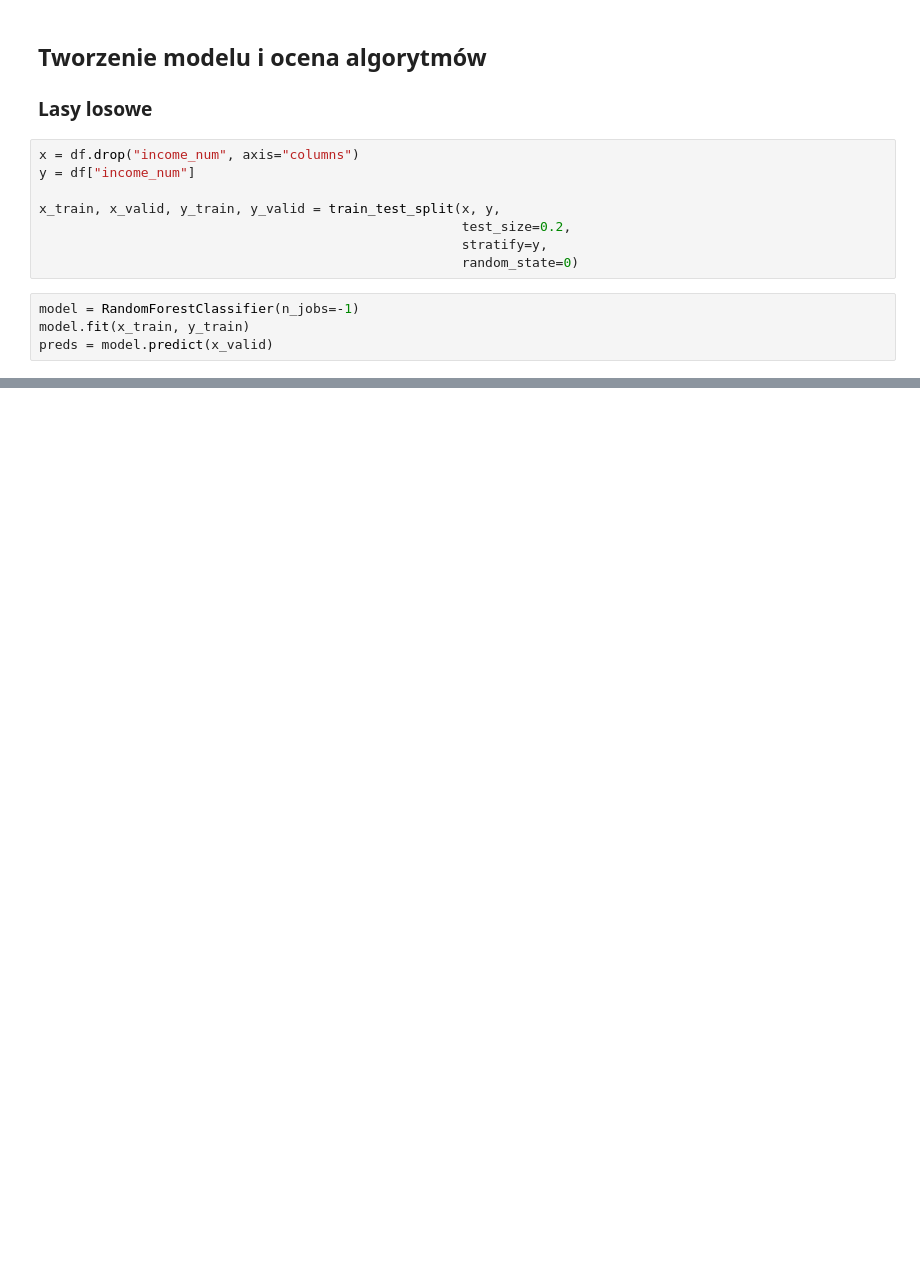
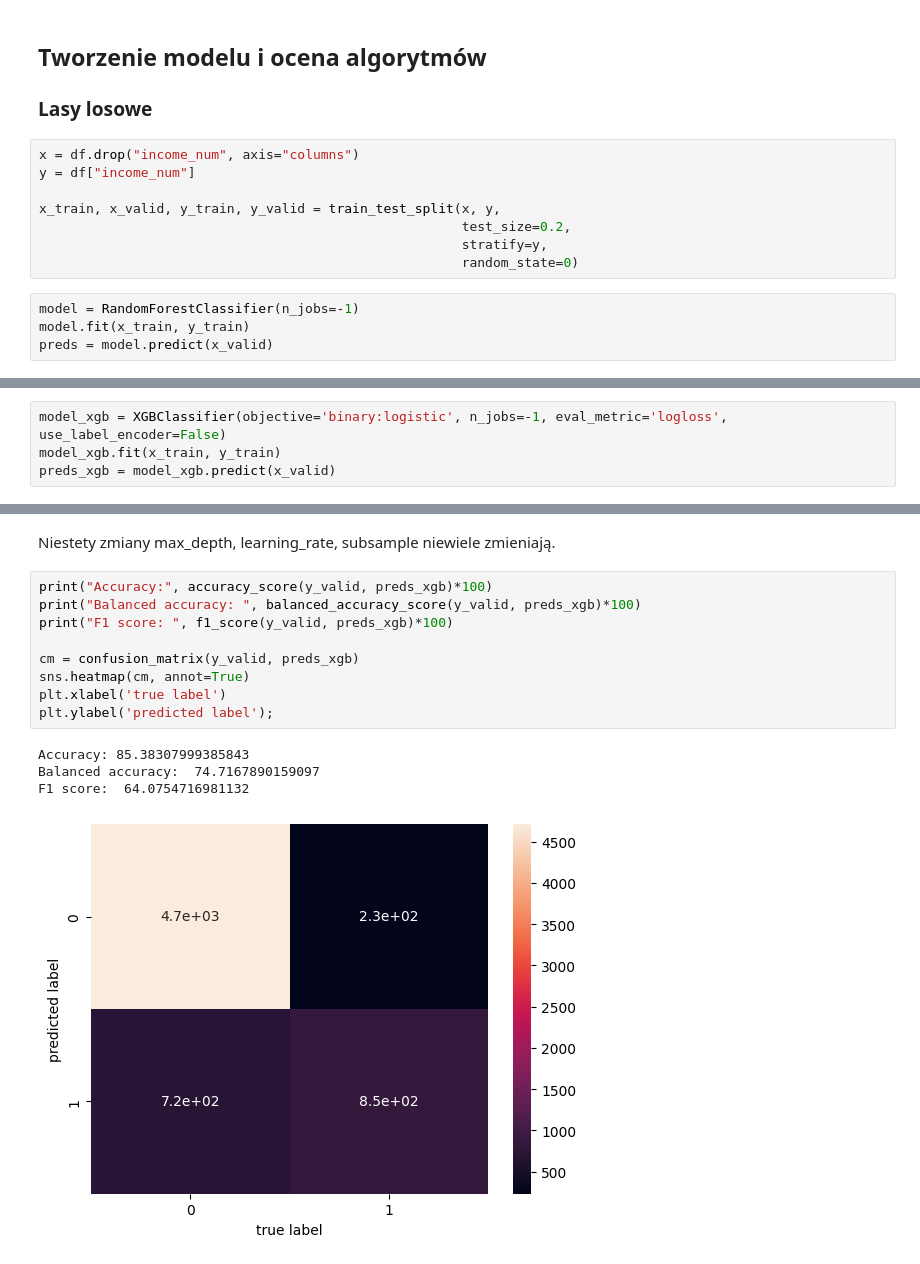
Before and after one commit to tirey93/studia, a Jupyter notebook: analiza/project/adult_dataset.ipynb, the cells around one changed output, grey strips where cells are left out. Cells and saved outputs as stored; diff of their text form; blank space fills up the shorter version.

```diff
--- a/analiza/project/adult_dataset.ipynb
+++ b/analiza/project/adult_dataset.ipynb
@@ -268,0 +340,4 @@ F1 score:  59.18819188191882
+# %%
+model_xgb = XGBClassifier(objective='binary:logistic', n_jobs=-1, eval_metric='logloss', use_label_encoder=False)
+model_xgb.fit(x_train, y_train)
+preds_xgb = model_xgb.predict(x_valid)
@@ -268,0 +375,16 @@ F1 score:  59.18819188191882
+# %% [markdown]
+Niestety zmiany max_depth, learning_rate, subsample niewiele zmieniają.
+# %%
+print("Accuracy:", accuracy_score(y_valid, preds_xgb)*100)
+print("Balanced accuracy: ", balanced_accuracy_score(y_valid, preds_xgb)*100)
+print("F1 score: ", f1_score(y_valid, preds_xgb)*100)
+
+cm = confusion_matrix(y_valid, preds_xgb)
+sns.heatmap(cm, annot=True)
+plt.xlabel('true label')
+plt.ylabel('predicted label');
+# %% [output]
+Accuracy: 85.38307999385843
+Balanced accuracy:  74.7167890159097
+F1 score:  64.0754716981132
+[figure, added]
```
Also changed, not shown: parts of 19 cells of this notebook.
